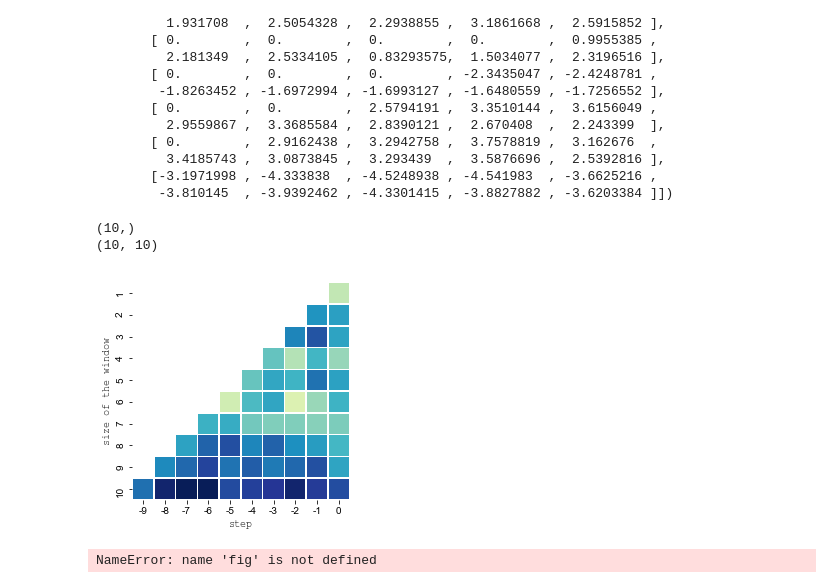
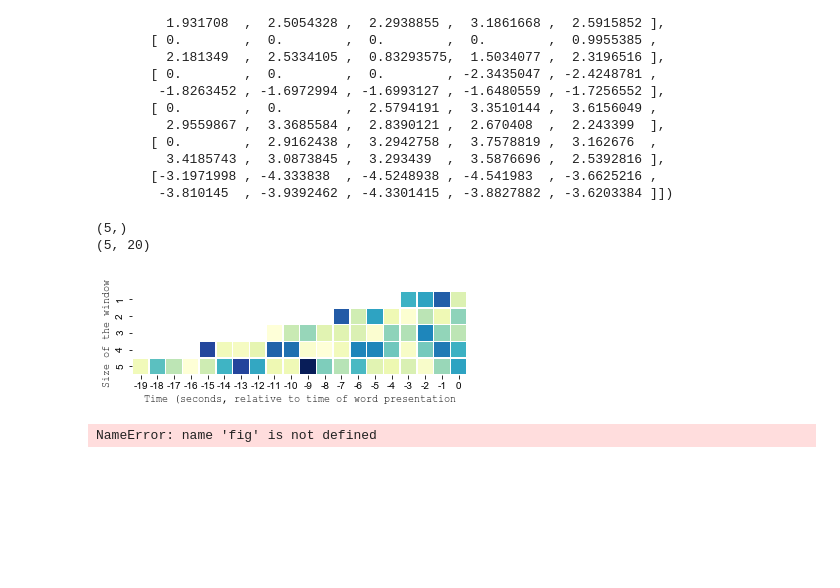
Before and after one commit to samiraabnar/SequentialNeuroSemantics, a Jupyter notebook: notebooks/step_weights.ipynb, the cells around one changed output. Drawn from its saved outputs; the diff is of its cells as text; code cells hidden in the pictures; blank space fills up the shorter version.

```diff
--- a/notebooks/step_weights.ipynb
+++ b/notebooks/step_weights.ipynb
@@ -43,8 +43,8 @@ def plot_for_me(dataset):
                 cmap= "YlGnBu",
                 square=True,
                        )
-        ax.set_xlabel(r'step', fontname='Courier new',fontsize=10)
-        ax.set_ylabel(r'size of the window', fontname='Courier new',fontsize=10)
+        ax.set_xlabel(r'Time (seconds, relative to time of word presentation', fontname='Courier new',fontsize=10)
+        ax.set_ylabel(r'Size of the window', fontname='Courier new',fontsize=10)
         fig.savefig('step_weights.png', bbox_inches='tight', dpi=600)
 
         plt.show()
@@ -143,17 +143,17 @@ array([[ 0.        ,  0.        ,  0.        ,  0.        ,  0.        ,
        [-3.1971998 , -4.333838  , -4.5248938 , -4.541983  , -3.6625216 ,
         -3.810145  , -3.9392462 , -4.3301415 , -3.8827882 , -3.6203384 ]])
 # %%
-dataset = np.abs(data)
+dataset = np.abs(data_2)
 row_sums = dataset.sum(axis=1)
 print(row_sums.shape)
 #dataset = dataset / np.expand_dims(row_sums,axis=1)
 # dataset = dataset * np.expand_dims(np.arange(1,6),axis=1)
 print(dataset.shape)
 plot_for_me(dataset)
 # %% [output]
-(10,)
-(10, 10)
+(5,)
+(5, 20)
-[figure, old version]
+[figure, new version]
 # %%
 # %% [output]
 NameError: name 'fig' is not defined
```
Also changed, not shown: 7 other files.
